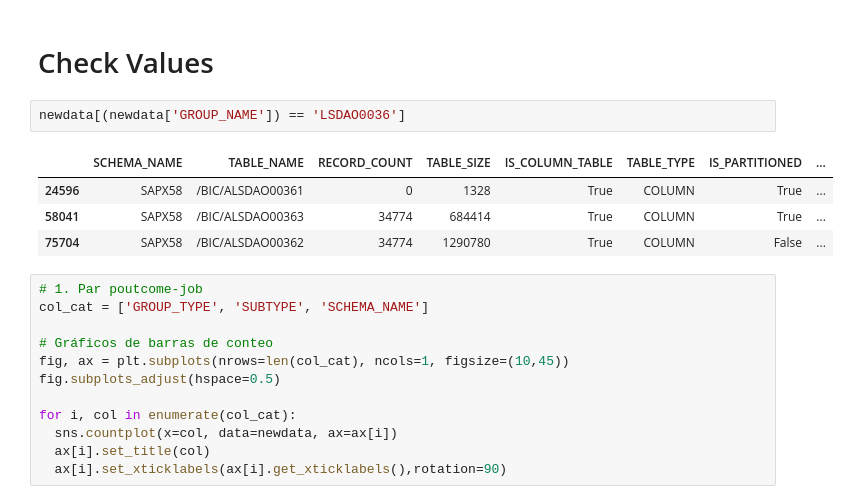
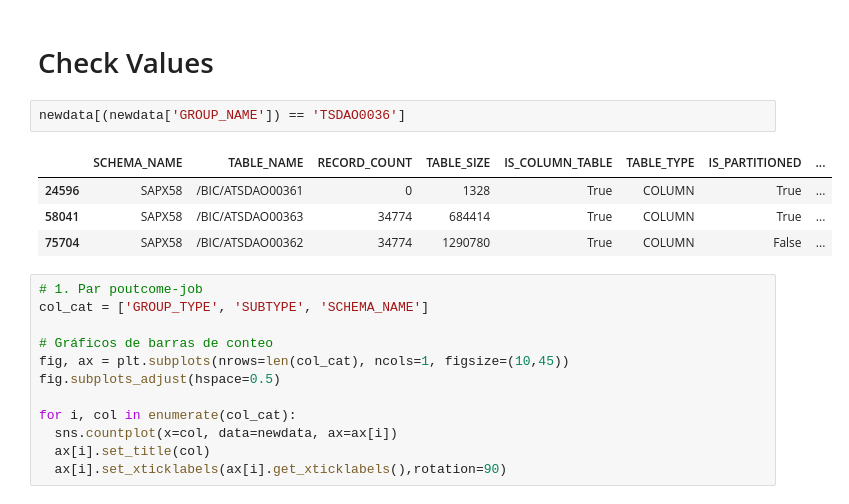
Before and after one commit to Israelsmmx/PandasReferenceSamples, a Jupyter notebook: 500 Ejercicio Distribution info SAP TABLES.ipynb, the cells around one changed output. Cells and saved outputs as stored; diff of their text form.

```diff
--- a/500 Ejercicio Distribution info SAP TABLES.ipynb
+++ b/500 Ejercicio Distribution info SAP TABLES.ipynb
@@ -193,12 +193,12 @@ newdata
 # %% [markdown]
 # Check Values
 # %%
-newdata[(newdata['GROUP_NAME']) == 'LSDAO0036']
+newdata[(newdata['GROUP_NAME']) == 'TSDAO0036']
 # %% [output]
 |  | SCHEMA_NAME | TABLE_NAME | RECORD_COUNT | TABLE_SIZE | IS_COLUMN_TABLE | TABLE_TYPE | IS_PARTITIONED | ... |
-| 24596 | SAPX58 | /BIC/ALSDAO00361 | 0 | 1328 | True | COLUMN | True | ... |
-| 58041 | SAPX58 | /BIC/ALSDAO00363 | 34774 | 684414 | True | COLUMN | True | ... |
-| 75704 | SAPX58 | /BIC/ALSDAO00362 | 34774 | 1290780 | True | COLUMN | False | ... |
+| 24596 | SAPX58 | /BIC/ATSDAO00361 | 0 | 1328 | True | COLUMN | True | ... |
+| 58041 | SAPX58 | /BIC/ATSDAO00363 | 34774 | 684414 | True | COLUMN | True | ... |
+| 75704 | SAPX58 | /BIC/ATSDAO00362 | 34774 | 1290780 | True | COLUMN | False | ... |
 # %%
 # 1. Par poutcome-job
 col_cat = ['GROUP_TYPE', 'SUBTYPE', 'SCHEMA_NAME']
```
Also changed, not shown: parts of 5 cells of this notebook.
